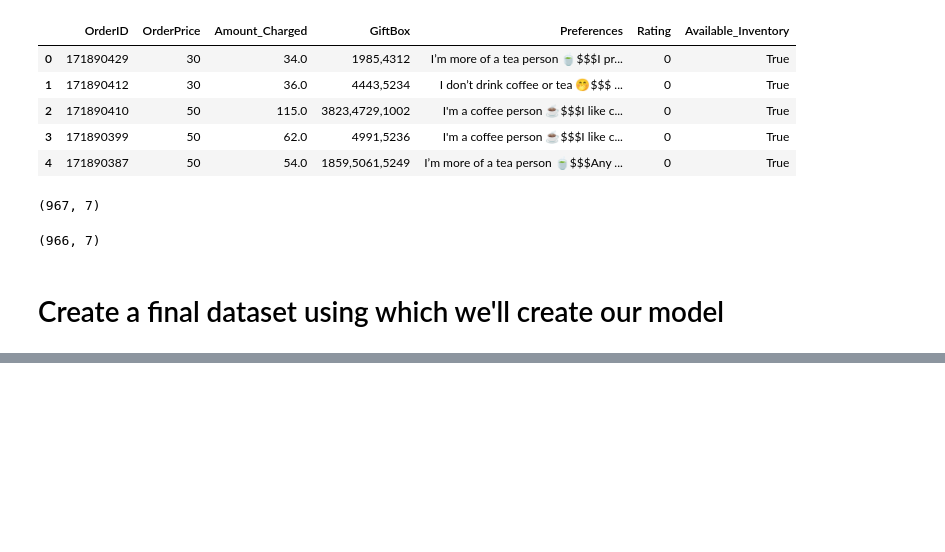
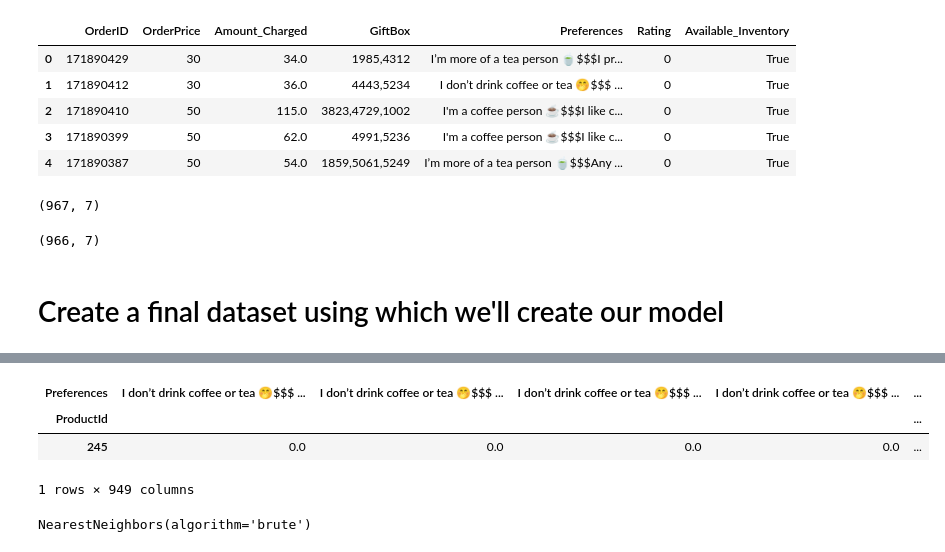
Before and after one commit to yash0307jain/curated-gift-boxes, a Jupyter notebook: data_analysis.ipynb, the cells around one changed output, grey strips where cells are left out. Cells and saved outputs as stored; diff of their text form; code cells hidden in the pictures; blank space fills up the shorter version.

```diff
--- a/data_analysis.ipynb
+++ b/data_analysis.ipynb
@@ -310,0 +386,9 @@ df_legacy.shape
+# %%
+gift_pivot = df_final.pivot_table(index='Preferences', columns='ProductId', values='Rating', fill_value=0)
+# %%
+gift_pivot.head(1)
+# %% [output]
+| Preferences | I don’t drink coffee or tea 🤭$$$ ... | I don’t drink coffee or tea 🤭$$$ ... | I don’t drink coffee or tea 🤭$$$ ... | I don’t drink coffee or tea 🤭$$$ ... | ... |
+| ProductId |  |  |  |  | ... |
+| 245 | 0.0 | 0.0 | 0.0 | 0.0 | ... |
+1 rows × 949 columns
@@ -310,0 +401,4 @@ df_legacy.shape
+# %%
+nn.fit(gift_matrix)
+# %% [output]
+NearestNeighbors(algorithm='brute')
```
Also changed, not shown: parts of 19 cells of this notebook.
